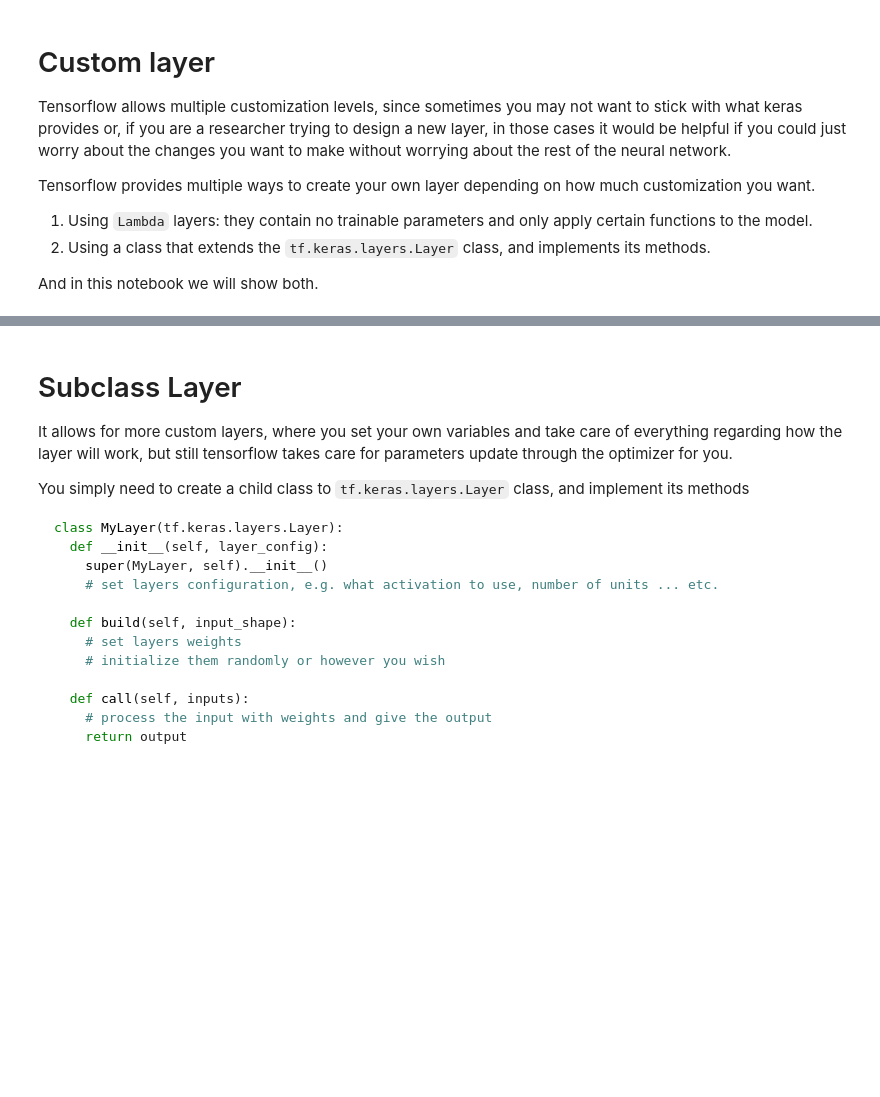
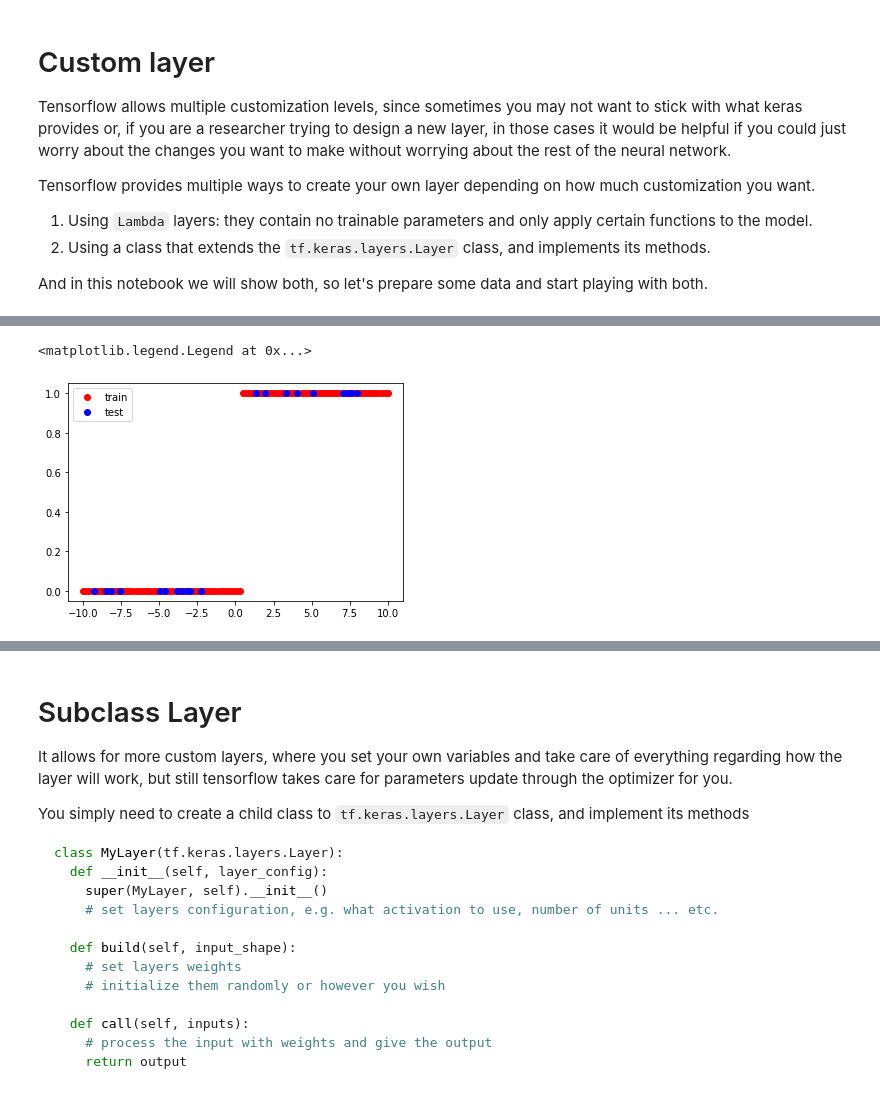
Before and after one commit to aim97/Neural-networks, a Jupyter notebook: Tensorflow/custom-layer.ipynb, the cells around one changed output, grey strips where cells are left out. Drawn from its saved outputs; the diff is of its cells as text; code cells hidden in the pictures; blank space fills up the shorter version.

Commit message:
add custom layer notebook

```diff
--- a/Tensorflow/custom-layer.ipynb
+++ b/Tensorflow/custom-layer.ipynb
@@ -8,7 +8,7 @@ Tensorflow provides multiple ways to create your own layer depending on how much
 1. Using `Lambda` layers: they contain no trainable parameters and only apply certain functions to the model.
 2. Using a class that extends the `tf.keras.layers.Layer` class, and implements its methods.
 
-And in this notebook we will show both.
+And in this notebook we will show both, so let's prepare some data and start playing with both.
 # %%
 import tensorflow as tf
 import numpy as np
@@ -35,0 +37,19 @@ x = Lambda(my_abs)(x)
+# %%
+# let's prepare some data for binary classification
+mid = 0.5
+
+x = np.linspace(-10, 10, 100)
+y = np.array(x > mid, dtype=np.float32)
+
+x_test = np.random.uniform(-10, 10, 20).reshape(-1, 1)
+y_test = np.array(x_test > mid, dtype=np.float32)
+
+%matplotlib inline
+import matplotlib.pyplot as plt
+
+plt.plot(x, y, 'ro')
+plt.plot(x_test, y_test, 'bo')
+plt.legend(['train', 'test'])
+# %% [output]
+<matplotlib.legend.Legend at 0x...>
+[figure, added]
```
Also changed, not shown: parts of 8 cells of this notebook, 1 other file.
